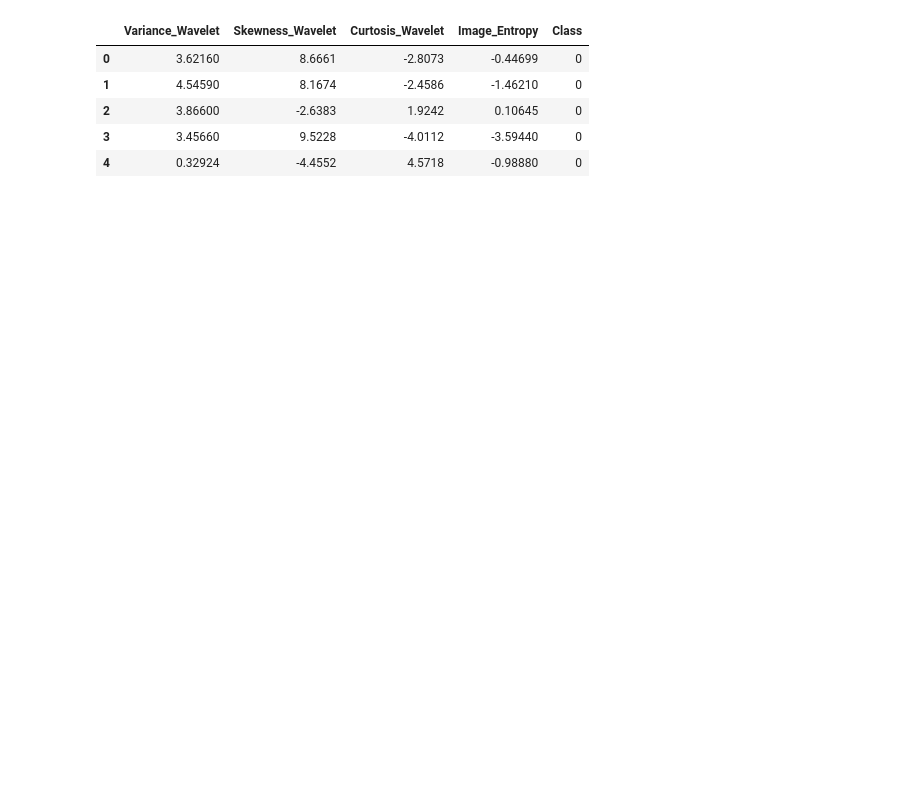
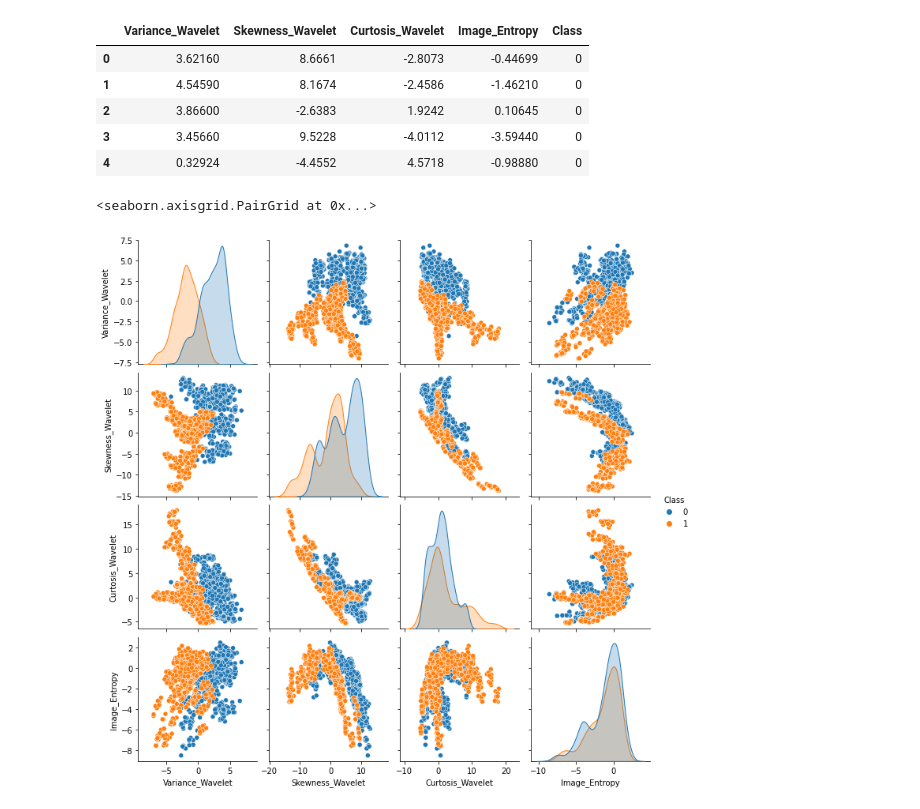
Before and after one commit to proton029/Non_linear_model_KNN, a Jupyter notebook: RandomForest_classifier.ipynb, the cells around one changed output. Cells and saved outputs as stored; diff of their text form; code cells hidden in the pictures; blank space fills up the shorter version.

```diff
--- a/RandomForest_classifier.ipynb
+++ b/RandomForest_classifier.ipynb
@@ -14,3 +14,8 @@ df.head()
 | 2 | 3.86600 | -2.6383 | 1.9242 | 0.10645 | 0 |
 | 3 | 3.45660 | 9.5228 | -4.0112 | -3.59440 | 0 |
 | 4 | 0.32924 | -4.4552 | 4.5718 | -0.98880 | 0 |
+# %%
+sns.pairplot(df,hue='Class')
+# %% [output]
+<seaborn.axisgrid.PairGrid at 0x...>
+[figure, added]
```
Also changed, not shown: parts of 5 cells of this notebook.
